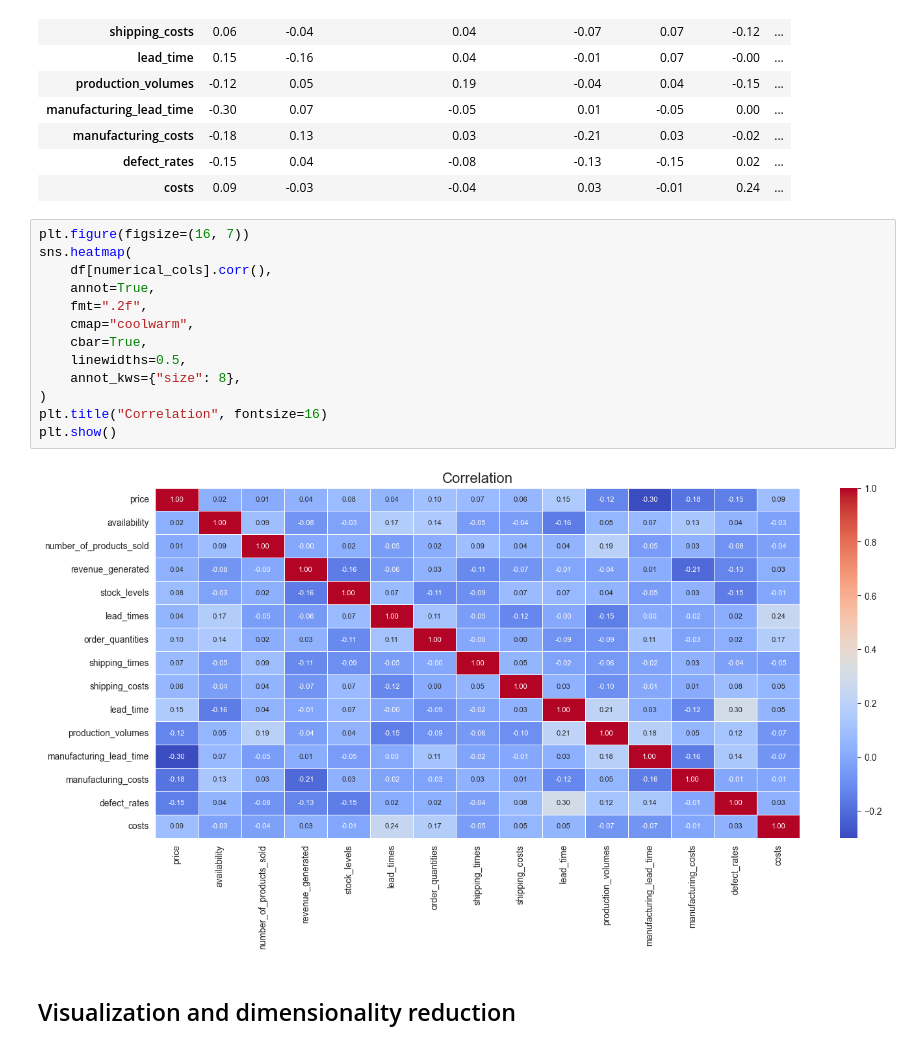
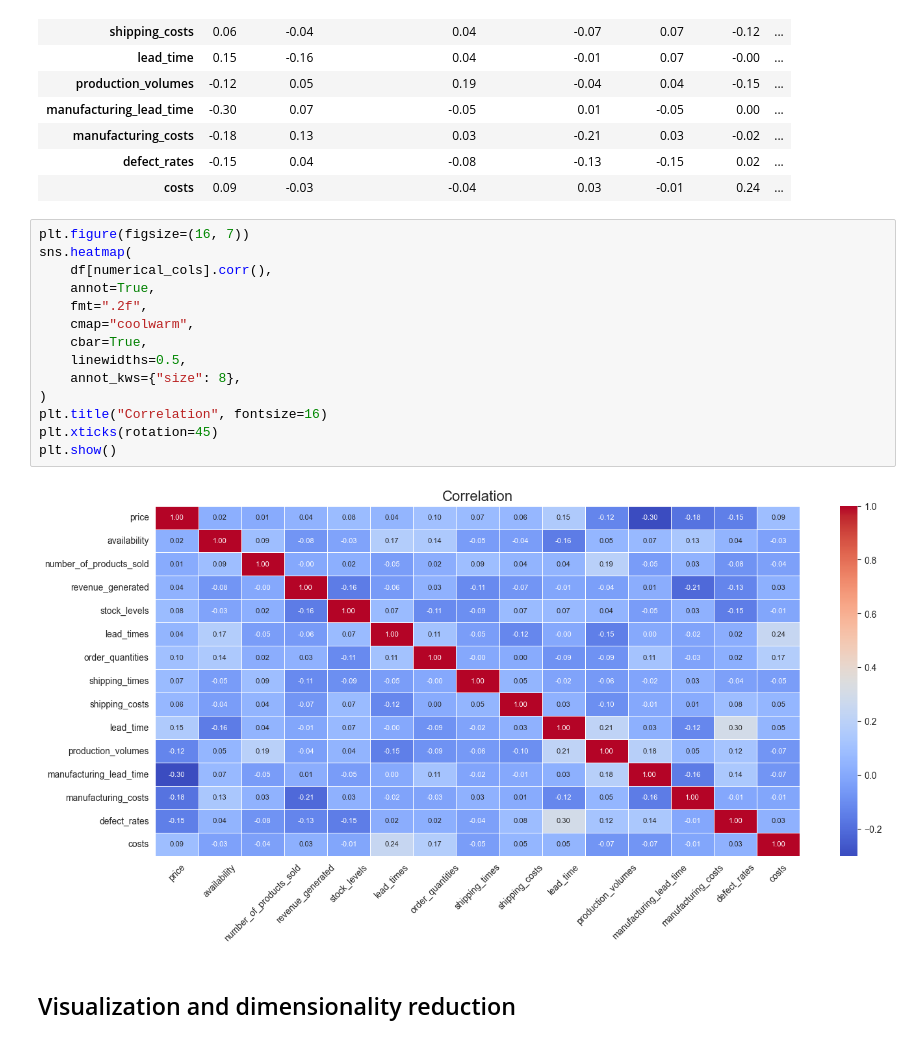
Before and after one commit to Avcuongy/DSS, a Jupyter notebook: notebooks/analysis/4_multivariate.ipynb, the cells around one changed output. Cells and saved outputs as stored; diff of their text form.

```diff
--- a/notebooks/analysis/4_multivariate.ipynb
+++ b/notebooks/analysis/4_multivariate.ipynb
@@ -147,18 +147,19 @@ df[numerical_cols].corr().round(2)
 # %%
 plt.figure(figsize=(16, 7))
 sns.heatmap(
     df[numerical_cols].corr(),
     annot=True,
     fmt=".2f",
     cmap="coolwarm",
     cbar=True,
     linewidths=0.5,
     annot_kws={"size": 8},
 )
 plt.title("Correlation", fontsize=16)
+plt.xticks(rotation=45)
 plt.show()
 # %% [output]
-[figure, old version]
+[figure, new version]
 # %% [markdown]
 ## Visualization and dimensionality reduction
 # %% [markdown]
```
Also changed, not shown: 1 other file.
